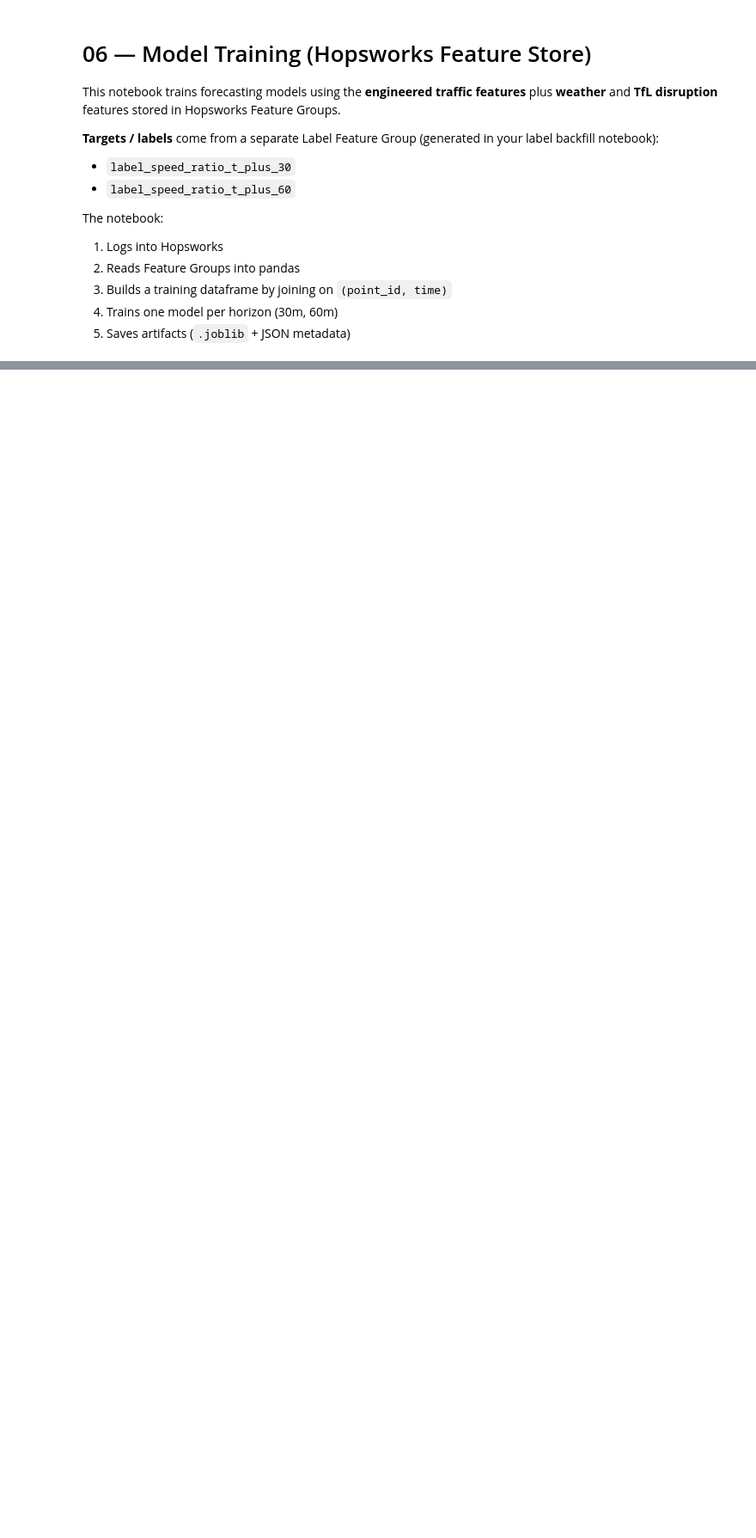
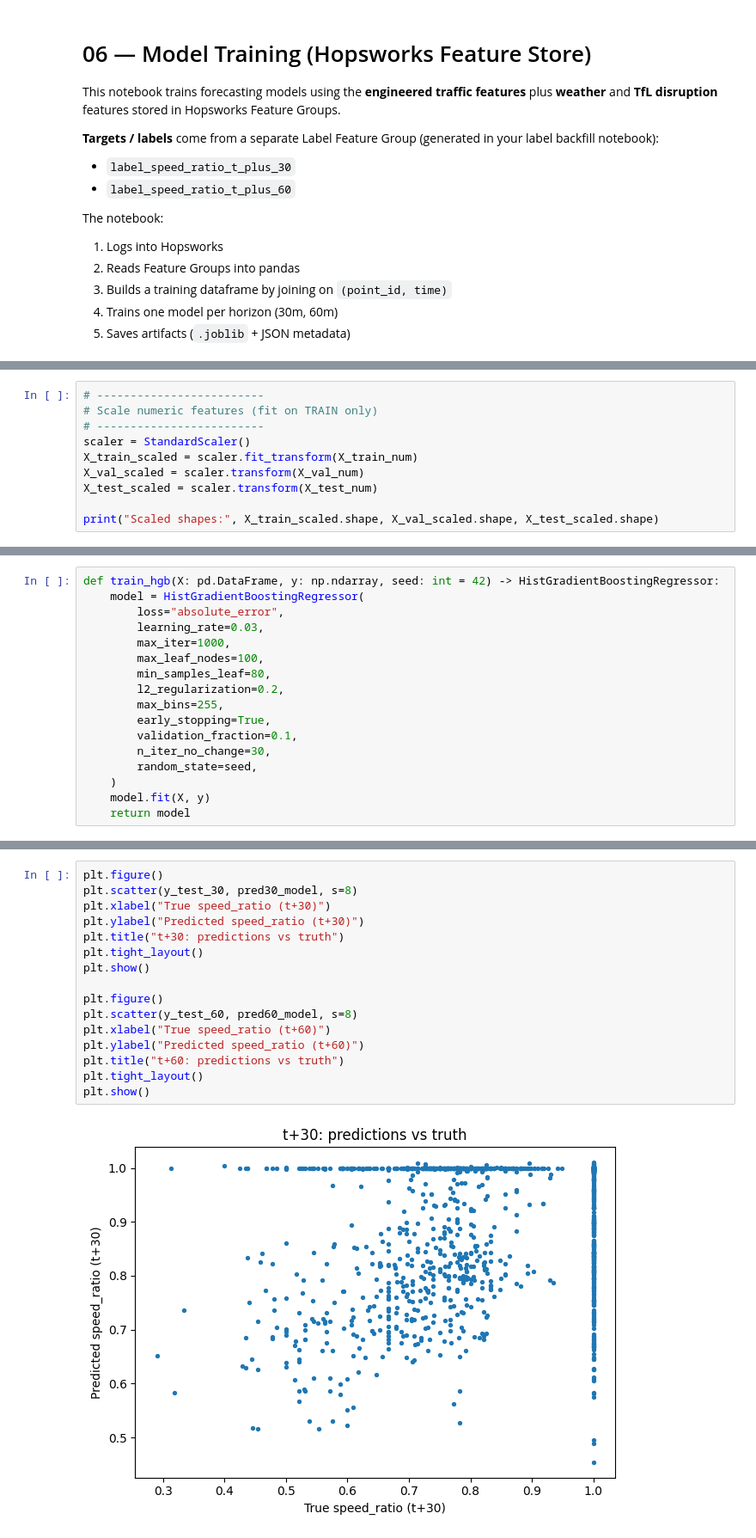
Before and after one commit to omar-leo-samman/Short-term-traffic-congestion-prediction-for-London-Final-Project, a Jupyter notebook: notebooks/06_model_training.ipynb, the cells around one changed output, grey strips where cells are left out. Shown at 86% size. Cells and saved outputs as stored; diff of their text form; blank space fills up the shorter version.

```diff
--- a/notebooks/06_model_training.ipynb
+++ b/notebooks/06_model_training.ipynb
@@ -312,0 +432,10 @@ Test time range: 2026-01-08 03:50:00+00:00 -> 2026-01-09 12:00:00+00:00
+# %%
+# -------------------------
+# Scale numeric features (fit on TRAIN only)
+# -------------------------
+scaler = StandardScaler()
+X_train_scaled = scaler.fit_transform(X_train_num)
+X_val_scaled = scaler.transform(X_val_num)
+X_test_scaled = scaler.transform(X_test_num)
+
+print("Scaled shapes:", X_train_scaled.shape, X_val_scaled.shape, X_test_scaled.shape)
@@ -371,0 +842,17 @@ plt.show()
+# %%
+def train_hgb(X: pd.DataFrame, y: np.ndarray, seed: int = 42) -> HistGradientBoostingRegressor:
+    model = HistGradientBoostingRegressor(
+        loss="absolute_error",
+        learning_rate=0.03,
+        max_iter=1000,
+        max_leaf_nodes=100,
+        min_samples_leaf=80,
+        l2_regularization=0.2,
+        max_bins=255,
+        early_stopping=True,
+        validation_fraction=0.1,
+        n_iter_no_change=30,
+        random_state=seed,
+    )
+    model.fit(X, y)
+    return model
@@ -371,0 +899,18 @@ plt.show()
+# %%
+plt.figure()
+plt.scatter(y_test_30, pred30_model, s=8)
+plt.xlabel("True speed_ratio (t+30)")
+plt.ylabel("Predicted speed_ratio (t+30)")
+plt.title("t+30: predictions vs truth")
+plt.tight_layout()
+plt.show()
+
+plt.figure()
+plt.scatter(y_test_60, pred60_model, s=8)
+plt.xlabel("True speed_ratio (t+60)")
+plt.ylabel("Predicted speed_ratio (t+60)")
+plt.title("t+60: predictions vs truth")
+plt.tight_layout()
+plt.show()
+# %% [output]
+[figure, added]
```
Also changed, not shown: parts of 28 cells of this notebook.
